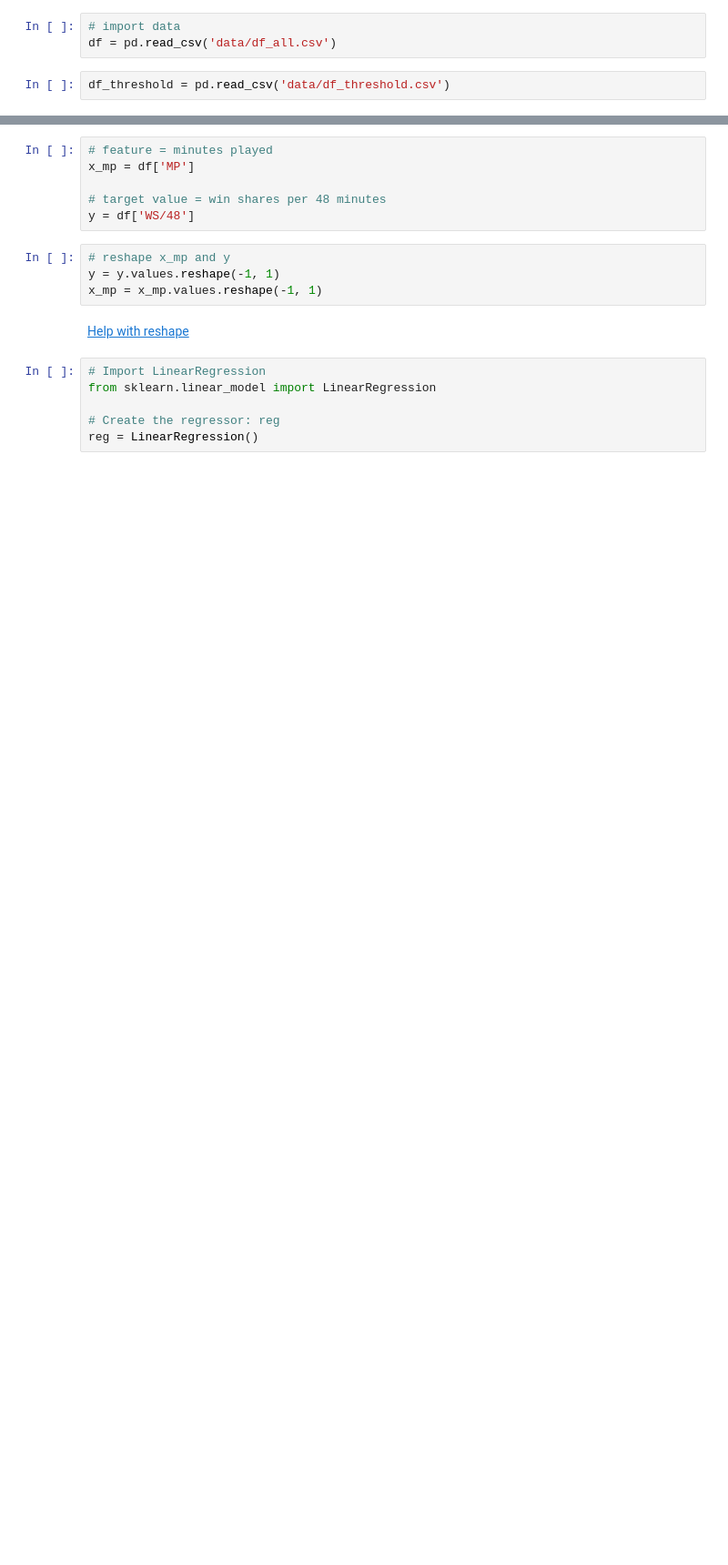
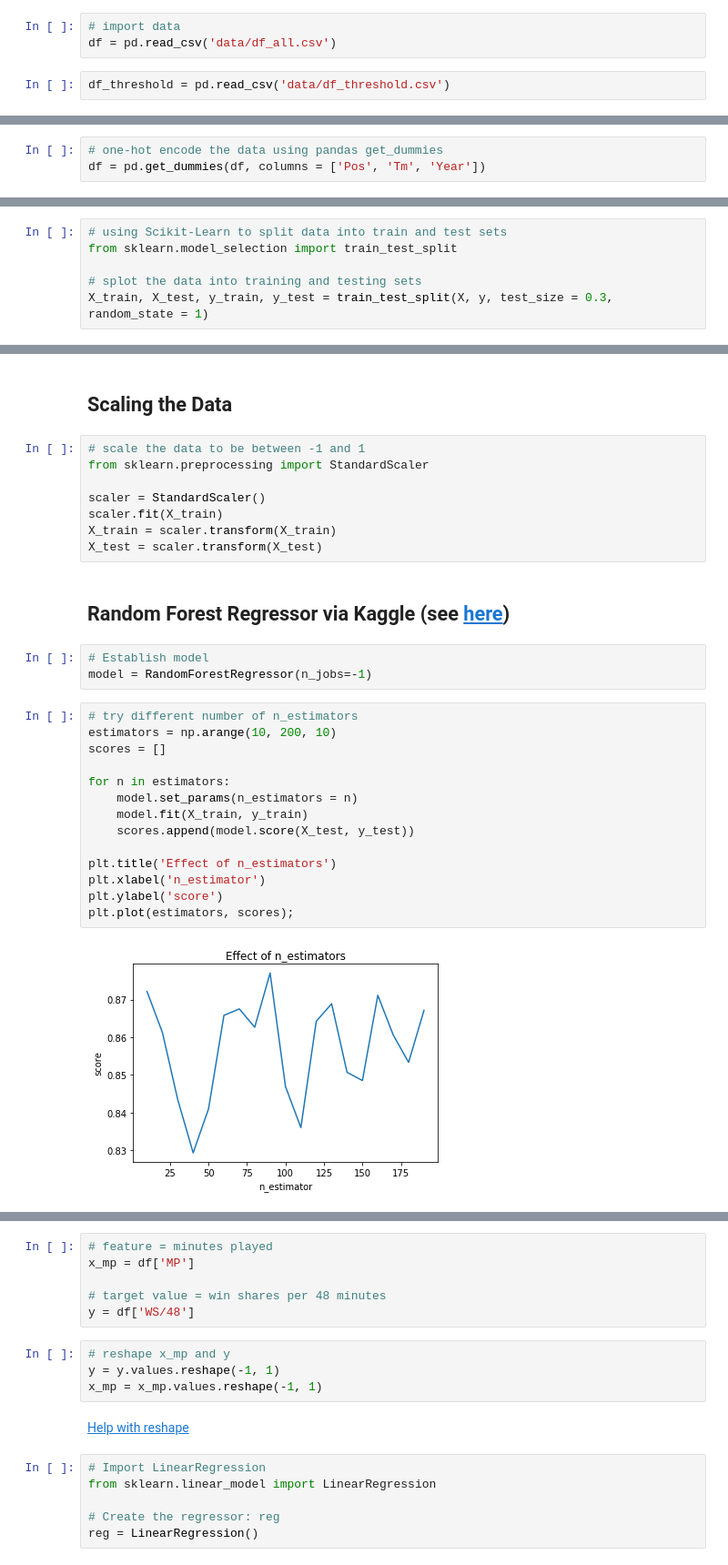
Before and after one commit to earny-joe/Springboard-DS-Portfolio, a Jupyter notebook: capstone_1/basketball/Individual_Player_Stats/Exploratory-ML.ipynb, the cells around one changed output, grey strips where cells are left out. Shown: that part at 91% size. Cells and saved outputs as stored; diff of their text form; blank space fills up the shorter version.

Commit message:
exploratory machine learning with random forest

```diff
--- a/capstone_1/basketball/Individual_Player_Stats/Exploratory-ML.ipynb
+++ b/capstone_1/basketball/Individual_Player_Stats/Exploratory-ML.ipynb
@@ -13,0 +70,3 @@ df_threshold = pd.read_csv('data/df_threshold.csv')
+# %%
+# one-hot encode the data using pandas get_dummies
+df = pd.get_dummies(df, columns = ['Pos', 'Tm', 'Year'])
@@ -13,0 +99,6 @@ df_threshold = pd.read_csv('data/df_threshold.csv')
+# %%
+# using Scikit-Learn to split data into train and test sets
+from sklearn.model_selection import train_test_split
+
+# splot the data into training and testing sets
+X_train, X_test, y_train, y_test = train_test_split(X, y, test_size = 0.3, random_state = 1)
@@ -13,0 +115,31 @@ df_threshold = pd.read_csv('data/df_threshold.csv')
+# %% [markdown]
+## Scaling the Data
+# %%
+# scale the data to be between -1 and 1
+from sklearn.preprocessing import StandardScaler
+
+scaler = StandardScaler()
+scaler.fit(X_train)
+X_train = scaler.transform(X_train)
+X_test = scaler.transform(X_test)
+# %% [markdown]
+## Random Forest Regressor via Kaggle (see [here](https://www.kaggle.com/nsrose7224/random-forest-regressor-accuracy-0-91))
+# %%
+# Establish model
+model = RandomForestRegressor(n_jobs=-1)
+# %%
+# try different number of n_estimators
+estimators = np.arange(10, 200, 10)
+scores = []
+
+for n in estimators:
+    model.set_params(n_estimators = n)
+    model.fit(X_train, y_train)
+    scores.append(model.score(X_test, y_test))
+
+plt.title('Effect of n_estimators')
+plt.xlabel('n_estimator')
+plt.ylabel('score')
+plt.plot(estimators, scores);
+# %% [output]
+[figure, added]
```
Also changed, not shown: parts of 65 cells of this notebook.
